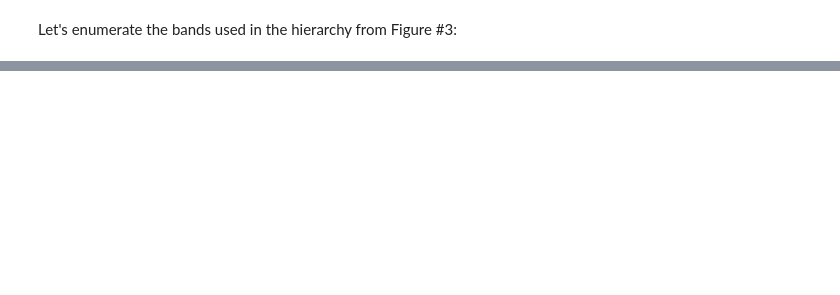
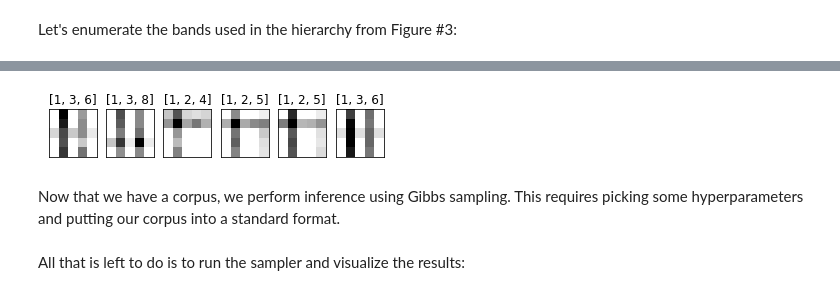
Before and after one commit to SJamieson/spatial_hlda_tutorial, a Jupyter notebook: notebooks/Unsupervised discovery of visual object class hierarchies - Sivic et al.ipynb, the cells around one changed output, grey strips where cells are left out. Drawn from its saved outputs; the diff is of its cells as text; code cells hidden in the pictures; blank space fills up the shorter version.

```diff
--- a/notebooks/Unsupervised discovery of visual object class hierarchies - Sivic et al.ipynb
+++ b/notebooks/Unsupervised discovery of visual object class hierarchies - Sivic et al.ipynb
@@ -89,0 +174,22 @@ fig.show()
+# %%
+n_words = 250
+
+def sample_document(word_dist):
+    flat_word_dist = 255 - word_dist.reshape(-1)
+    doc_words = np.random.multinomial(n_words, flat_word_dist / np.sum(flat_word_dist))
+    doc_image = 255 - (doc_words.reshape(word_dist.shape).astype(np.uint8) * (255 / np.max(doc_words)))
+    return doc_image, doc_words
+
+display(tree_fig)
+fig = plt.figure()
+for i, path in enumerate(unique_paths):
+    fig.add_subplot(1, len(unique_paths), i+1)
+
+    sample_doc = sample_document(word_dists[i])[0]
+    plt.imshow(Image.fromarray(sample_doc))
+    plt.title(f'{path}')
+    plt.gca().set_xticks([])
+    plt.gca().set_yticks([])
+
+fig.savefig('output/sivic-3a-bottom.png')
+fig.show()
@@ -89,0 +209,26 @@ fig.show()
+# %%
+n_documents = 100
+
+def sample_path(node):
+    path = [node[0]]
+    if node[1] is not None:
+        child = np.random.choice(len(node[1]))
+        path.extend(sample_path(node[1][child]))
+    return path
+
+random_paths = [sample_path(tree[0]) for _ in range(n_documents)]
+word_dists = [get_word_dist(topic, path, alpha) for path in random_paths]
+corpus = [sample_document(word_dist) for word_dist in word_dists]
+
+fig = plt.figure()
+num_plots = 6
+for i in range(num_plots):
+    fig.add_subplot(1, num_plots, i+1)
+    plt.imshow(Image.fromarray(corpus[i][0]))
+    plt.title(f'{random_paths[i]}')
+    plt.gca().set_xticks([])
+    plt.gca().set_yticks([])
+# %% [output]
+[figure, added]
+# %% [markdown]
+Now that we have a corpus, we perform inference using Gibbs sampling. This requires picking some hyperparameters and putting our corpus into a standard format.
@@ -89,0 +253,3 @@ fig.show()
+# %% [markdown]
+
+All that is left to do is to run the sampler and visualize the results:
```
Also changed, not shown: parts of 24 cells of this notebook, 2 other files.
